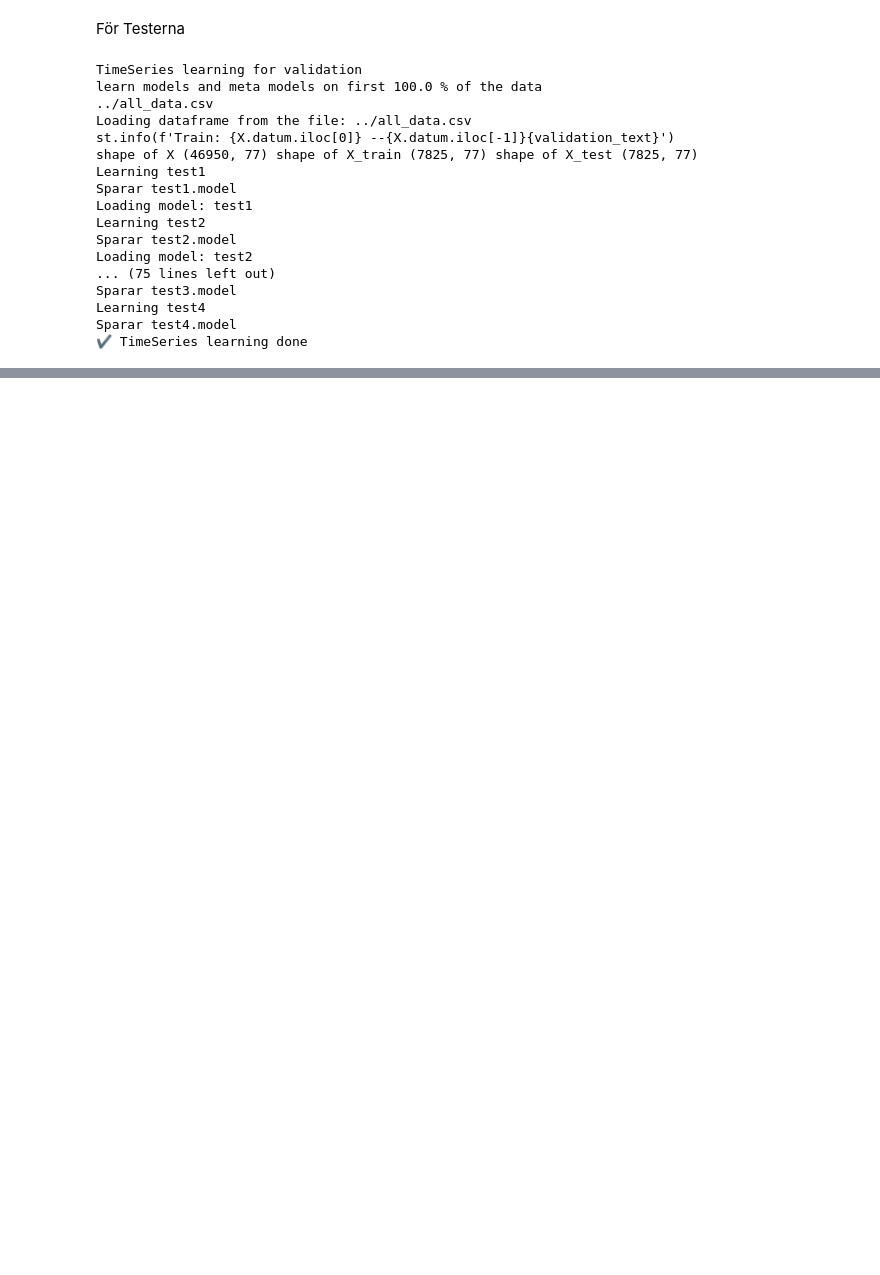
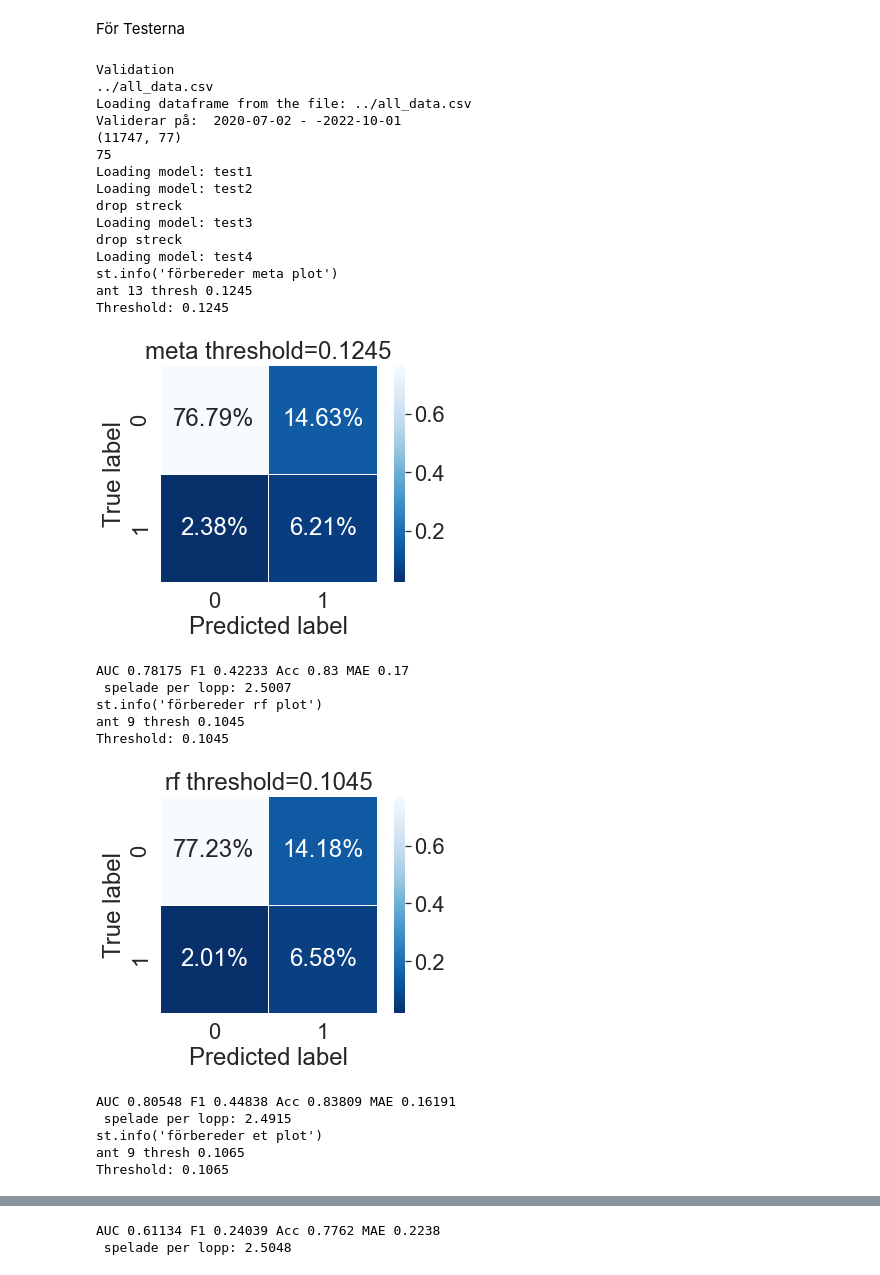
Before and after one commit to carokanns/Trav, a Jupyter notebook: spel/v75_tester/🏫_Learn_copy.ipynb, the cells around one changed output, grey strips where cells are left out. Drawn from its saved outputs; the diff is of its cells as text; code cells hidden in the pictures; blank space fills up the shorter version.

Commit message:
learn o validate ok i ipynb. ExtraTrees tillagd

```diff
--- a/spel/v75_tester/🏫_Learn_copy.ipynb
+++ b/spel/v75_tester/🏫_Learn_copy.ipynb
@@ -375,6 +336,24 @@ def skapa_stack_data(model, name, X_meta, stack_data):
     nr = name[3:]
     stack_data['proba'+nr] = this_proba
     return stack_data
+# %%
+def hold_out_val_data(df_work, val_fraction):
+    y=df_work.y
+    X=df_work.drop('y', axis=1)
+    if val_fraction == 0:
+        # no validation data
+        X_val, y_val = None, None
+    else:
+        # use a fraction for meta data
+        datumar=df_work.datum.unique()
+        val_antal = int(len(datumar)*val_fraction)
+        val_datum = datumar[-val_antal:]
+
+        X_val = X.loc[X.datum.isin(val_datum)]
+        y_val = y[X_val.index]
+        X = X.loc[~X.datum.isin(val_datum)]
+        y = y.loc[X.index]
+    return X, y, X_val, y_val
 # %%
 def learn_modeller(modeller, X_train, y_train, X_meta, y_meta):
     ############################################################################################################
@@ -915,7 +908,7 @@ datum = urlen.split('spel/')[1][0:10]
 För Testerna
 # %%
 
-button = 'learn'   # 'scrape'  # 'reuse'  # 'learn'  # 'validate'  # 'final'  # 'clear'
+button = 'validate'   # 'scrape'  # 'reuse'  # 'learn'  # 'validate'  # 'final'  # 'clear'
 
 
 if button == 'scrape':
@@ -925,44 +918,61 @@ if button == 'scrape':
         # del st.session_state.datum  # säkra att datum är samma som i scraping
     except:
         print("Fel i web scraping. Kolla att resultat finns för datum och internet är tillgängligt")
 else: # resuse scrape
     try:
         df_ny = pd.read_csv(pref+'sparad_scrape_learn.csv')
         # st.session_state.df = df
     except:
         # write error message
         print('Ingen data sparad')
 
 if button=='learn':
     print('TimeSeries learning for validation')
     try:
         df_ny = pd.read_csv(pref+'sparad_scrape_learn.csv')
         loaded=True
         # st.session_state.df = df
     except:
         loaded=False
         # write error message
         print('Ingen data sparad')
     if loaded:
         print(f'learn models and meta models on first {(1-fraction)*100} % of the data')
 
-        stacked_data = TimeSeries_learning(df_ny, modeller, n_splits=5, meta_fraction=fraction, save=True, learn_models=True)
+        stacked_data = TimeSeries_learning(df_ny, modeller, n_splits=5, val_fraction=fraction, save=True, learn_models=True)
+        display(stacked_data)
         print('✔️ TimeSeries learning done')
+
+if button == 'validate':
+    print('Validation')
+
+    # validate(fraction=st.session_state.fraction)
+    validate(fraction=fraction)
 # %% [output]
-TimeSeries learning for validation
-learn models and meta models on first 100.0 % of the data
+Validation
 ../all_data.csv
 Loading dataframe from the file: ../all_data.csv
-st.info(f'Train: {X.datum.iloc[0]} --{X.datum.iloc[-1]}{validation_text}')
-shape of X (46950, 77) shape of X_train (7825, 77) shape of X_test (7825, 77)
-Learning test1
-Sparar test1.model
+Validerar på:  2020-07-02 - -2022-10-01
+(11747, 77)
+75
 Loading model: test1
-Learning test2
-Sparar test2.model
 Loading model: test2
-... (75 lines left out)
-Sparar test3.model
-Learning test4
-Sparar test4.model
-✔️ TimeSeries learning done
+drop streck
+Loading model: test3
+drop streck
+Loading model: test4
+st.info('förbereder meta plot')
+ant 13 thresh 0.1245
+Threshold: 0.1245
+[figure, added]
+AUC 0.78175 F1 0.42233 Acc 0.83 MAE 0.17
+ spelade per lopp: 2.5007
+st.info('förbereder rf plot')
+ant 9 thresh 0.1045
+Threshold: 0.1045
+[figure, added]
+AUC 0.80548 F1 0.44838 Acc 0.83809 MAE 0.16191
+ spelade per lopp: 2.4915
+st.info('förbereder et plot')
+ant 9 thresh 0.1065
+Threshold: 0.1065
@@ -968,0 +992,2 @@ Sparar test4.model
+AUC 0.61134 F1 0.24039 Acc 0.7762 MAE 0.2238
+ spelade per lopp: 2.5048
```
Also changed, not shown: parts of 11 cells of this notebook, 31 other files.
